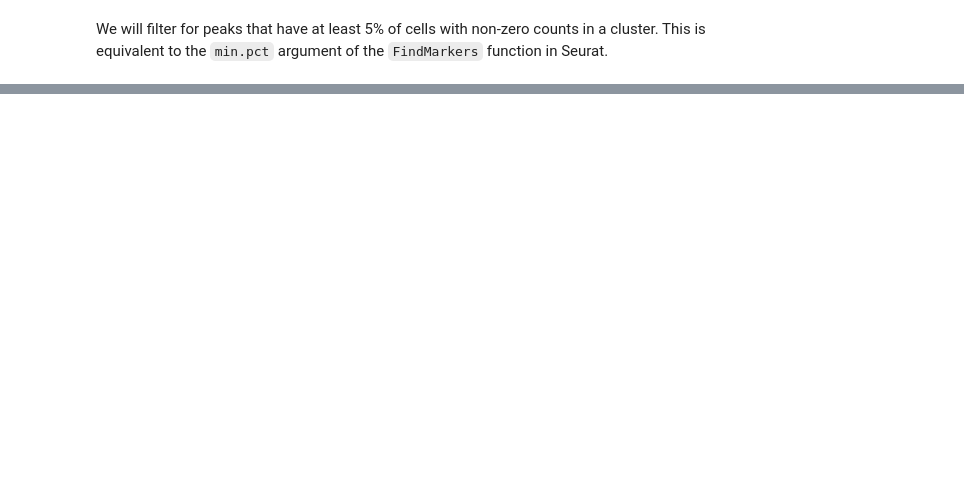
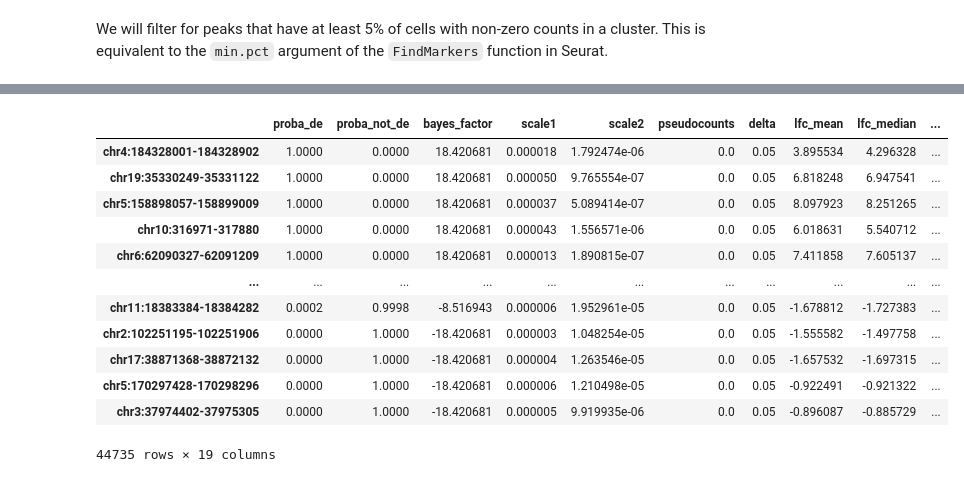
Before and after one commit to theislab/scatac_poisson_reproducibility, a Jupyter notebook: notebooks/scvi_tools_example_notebook.ipynb, the cells around one changed output, grey strips where cells are left out. Drawn from its saved outputs; the diff is of its cells as text; code cells hidden in the pictures; blank space fills up the shorter version.

```diff
--- a/notebooks/scvi_tools_example_notebook.ipynb
+++ b/notebooks/scvi_tools_example_notebook.ipynb
@@ -141 +170,17 @@ AttributeError: 'DataFrame' object has no attribute 'non_zeros_proportion1'
+# %%
+da_peaks_filt
+# %% [output]
+|  | proba_de | proba_not_de | bayes_factor | scale1 | scale2 | pseudocounts | delta | lfc_mean | lfc_median | ... |
+| chr4:184328001-184328902 | 1.0000 | 0.0000 | 18.420681 | 0.000018 | 1.792474e-06 | 0.0 | 0.05 | 3.895534 | 4.296328 | ... |
+| chr19:35330249-35331122 | 1.0000 | 0.0000 | 18.420681 | 0.000050 | 9.765554e-07 | 0.0 | 0.05 | 6.818248 | 6.947541 | ... |
+| chr5:158898057-158899009 | 1.0000 | 0.0000 | 18.420681 | 0.000037 | 5.089414e-07 | 0.0 | 0.05 | 8.097923 | 8.251265 | ... |
+| chr10:316971-317880 | 1.0000 | 0.0000 | 18.420681 | 0.000043 | 1.556571e-06 | 0.0 | 0.05 | 6.018631 | 5.540712 | ... |
+| chr6:62090327-62091209 | 1.0000 | 0.0000 | 18.420681 | 0.000013 | 1.890815e-07 | 0.0 | 0.05 | 7.411858 | 7.605137 | ... |
+| ... | ... | ... | ... | ... | ... | ... | ... | ... | ... | ... |
+| chr11:18383384-18384282 | 0.0002 | 0.9998 | -8.516943 | 0.000006 | 1.952961e-05 | 0.0 | 0.05 | -1.678812 | -1.727383 | ... |
+| chr2:102251195-102251906 | 0.0000 | 1.0000 | -18.420681 | 0.000003 | 1.048254e-05 | 0.0 | 0.05 | -1.555582 | -1.497758 | ... |
+| chr17:38871368-38872132 | 0.0000 | 1.0000 | -18.420681 | 0.000004 | 1.263546e-05 | 0.0 | 0.05 | -1.657532 | -1.697315 | ... |
+| chr5:170297428-170298296 | 0.0000 | 1.0000 | -18.420681 | 0.000006 | 1.210498e-05 | 0.0 | 0.05 | -0.922491 | -0.921322 | ... |
+| chr3:37974402-37975305 | 0.0000 | 1.0000 | -18.420681 | 0.000005 | 9.919935e-06 | 0.0 | 0.05 | -0.896087 | -0.885729 | ... |
+44735 rows × 19 columns
 # %%
```
Also changed, not shown: parts of 13 cells of this notebook.
